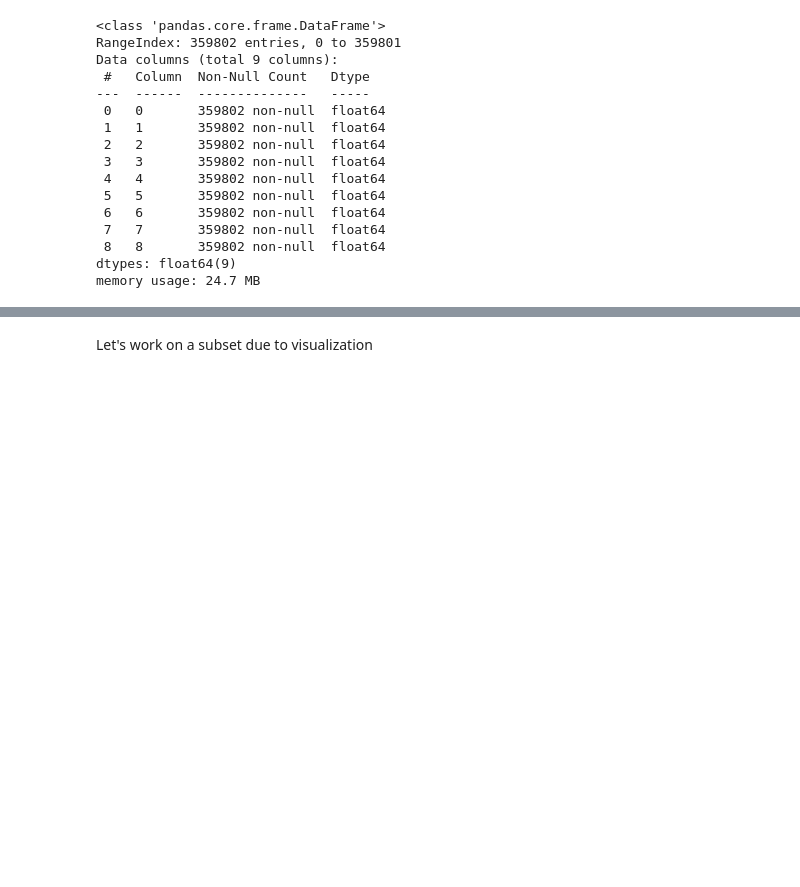
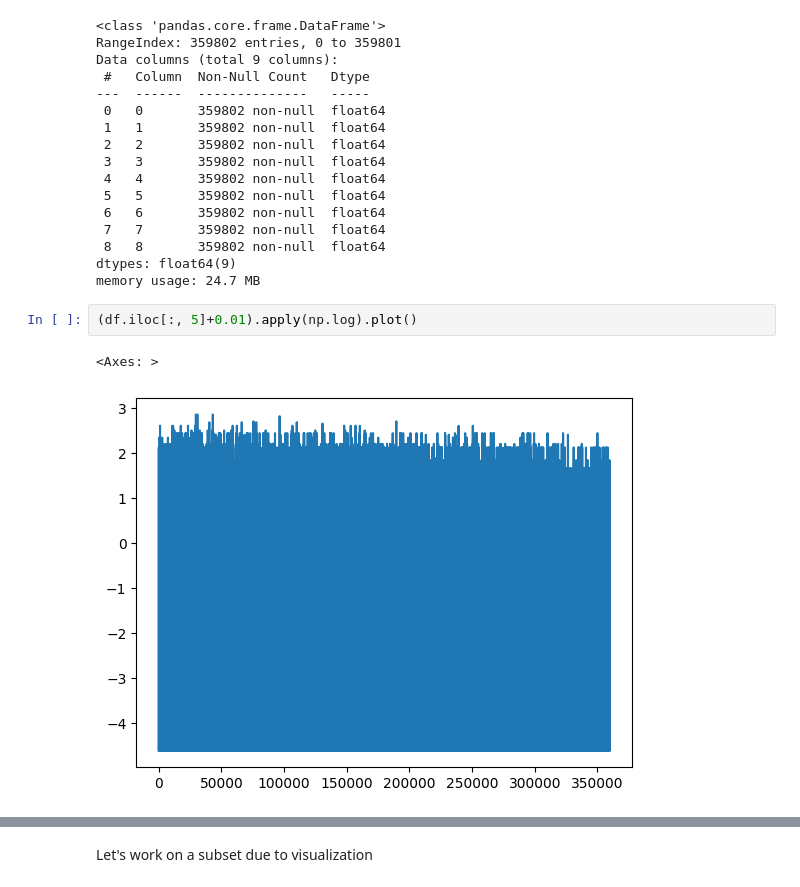
Before and after one commit to JankowskiDaniel/Neural-Deep-Retina, a Jupyter notebook: notebooks/output-smoothing.ipynb, the cells around one changed output, grey strips where cells are left out. Drawn from its saved outputs; the diff is of its cells as text; blank space fills up the shorter version.

```diff
--- a/notebooks/output-smoothing.ipynb
+++ b/notebooks/output-smoothing.ipynb
@@ -31,3 +31,8 @@ Data columns (total 9 columns):
  8   8       359802 non-null  float64
 dtypes: float64(9)
 memory usage: 24.7 MB
+# %%
+(df.iloc[:, 5]+0.01).apply(np.log).plot()
+# %% [output]
+<Axes: >
+[figure, added]
```
Also changed, not shown: parts of 3 cells of this notebook, 18 other files.
